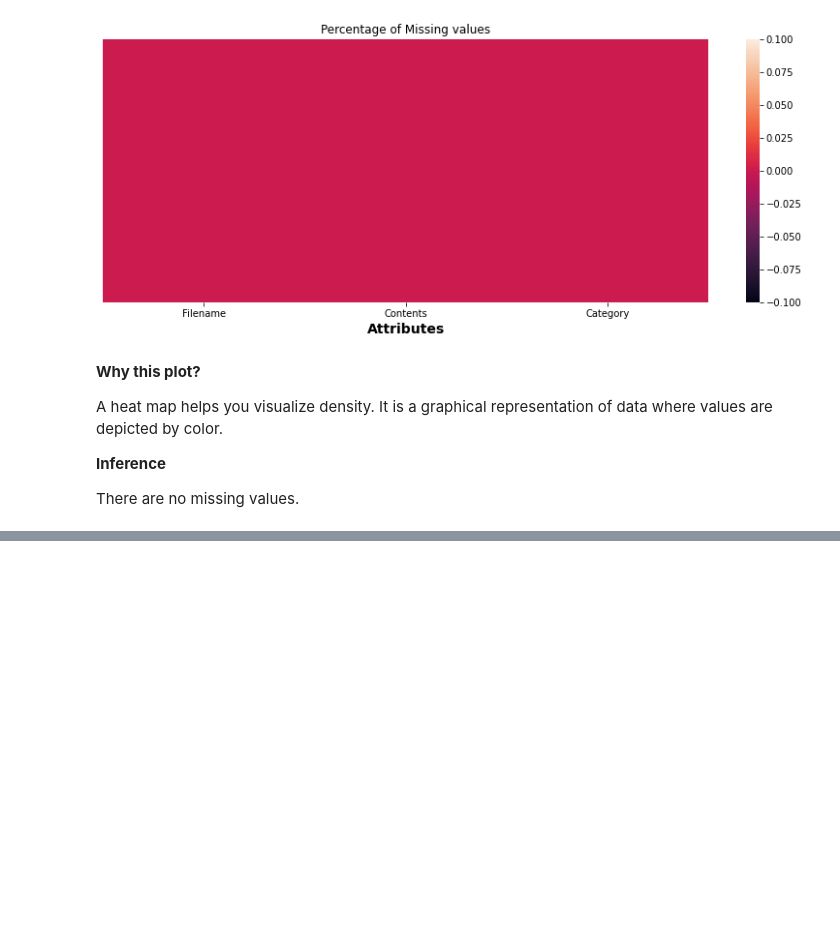
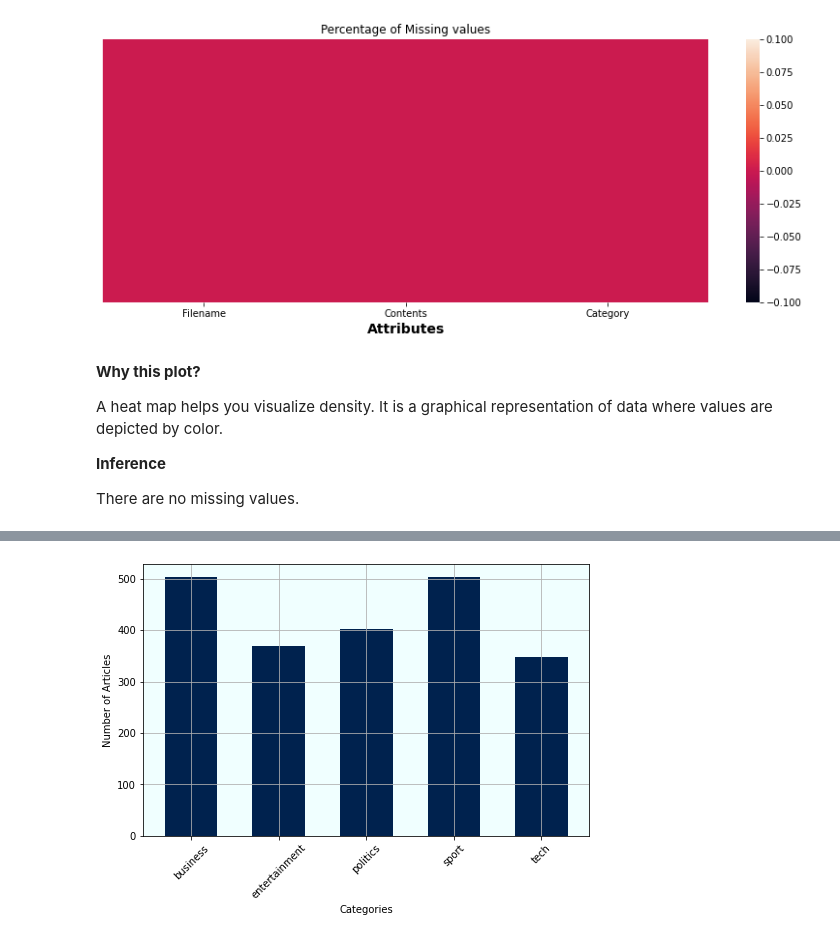
Before and after one commit to AshutoshKumarDubey/Topic_modeling_on_news_Articles, a Jupyter notebook: Topic_Modelling_on_News_Articles_BY_Ashutosh_Kumar_Dubey.ipynb, the cells around one changed output, grey strips where cells are left out. Saved outputs shown, nothing was run; the diff lists cells and outputs as text; code cells hidden in the pictures; blank space fills up the shorter version.

```diff
--- a/Topic_Modelling_on_News_Articles_BY_Ashutosh_Kumar_Dubey.ipynb
+++ b/Topic_Modelling_on_News_Articles_BY_Ashutosh_Kumar_Dubey.ipynb
@@ -221,0 +228,4 @@ There are no missing values.
+# %%
+# Grouping rows based on categories and counting number of entries
+df = bbc.groupby(['Category'])['Category'].count()
+df
@@ -221,0 +240,10 @@ There are no missing values.
+# %%
+# Plotting a bar graph to represent all categories and number of articles in them
+df.plot(x = "Category", kind = "bar",
+        figsize=(8,5), grid = True,
+        xlabel = "Categories",
+        ylabel = "Number of Articles",
+        colormap= "cividis", width = 0.6,
+        rot = 45).patch.set_facecolor('#f0ffff')
+# %% [output]
+[figure, added]
```
Also changed, not shown: parts of 18 cells of this notebook.
